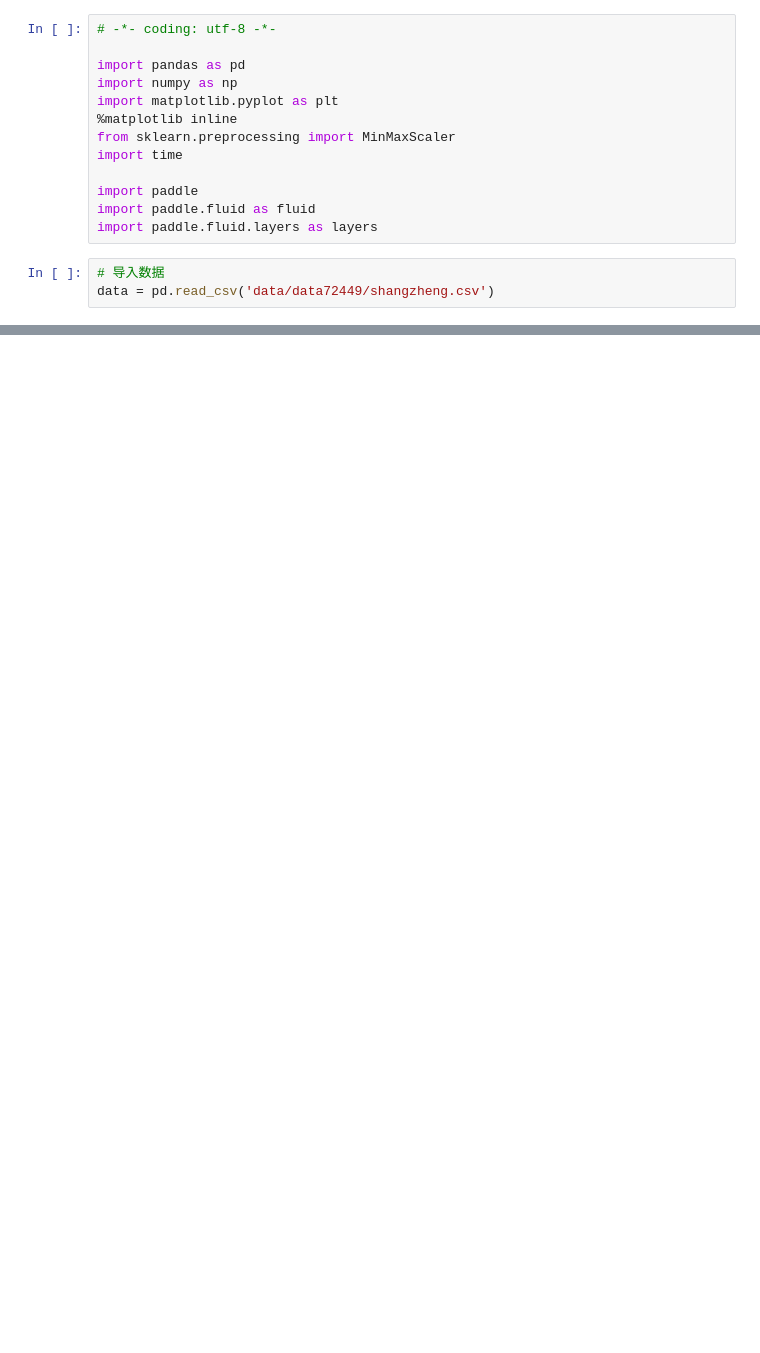
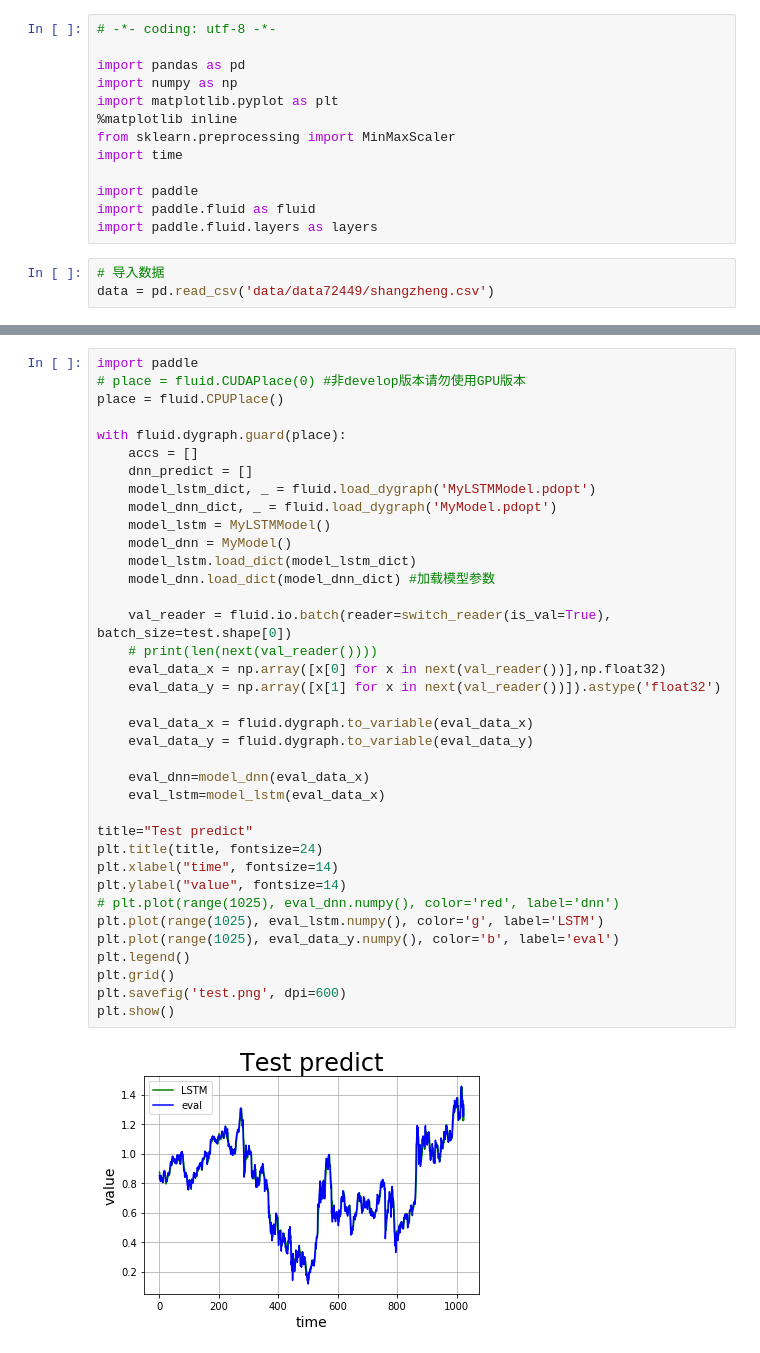
Before and after one commit to chaoers/stock-prediction, a Jupyter notebook: price-paddle.ipynb, the cells around one changed output, grey strips where cells are left out. Saved outputs shown, nothing was run; the diff lists cells and outputs as text; blank space fills up the shorter version.

```diff
--- a/price-paddle.ipynb
+++ b/price-paddle.ipynb
@@ -92,0 +403,39 @@ ValueError: (InvalidArgument) Tensor holds the wrong type, it holds float, but d
+# %%
+import paddle
+# place = fluid.CUDAPlace(0) #非develop版本请勿使用GPU版本
+place = fluid.CPUPlace()
+
+with fluid.dygraph.guard(place):
+    accs = []
+    dnn_predict = []
+    model_lstm_dict, _ = fluid.load_dygraph('MyLSTMModel.pdopt')
+    model_dnn_dict, _ = fluid.load_dygraph('MyModel.pdopt')
+    model_lstm = MyLSTMModel()
+    model_dnn = MyModel()
+    model_lstm.load_dict(model_lstm_dict)
+    model_dnn.load_dict(model_dnn_dict) #加载模型参数
+
+    val_reader = fluid.io.batch(reader=switch_reader(is_val=True), batch_size=test.shape[0])
+    # print(len(next(val_reader())))
+    eval_data_x = np.array([x[0] for x in next(val_reader())],np.float32)
+    eval_data_y = np.array([x[1] for x in next(val_reader())]).astype('float32')
+
+    eval_data_x = fluid.dygraph.to_variable(eval_data_x)
+    eval_data_y = fluid.dygraph.to_variable(eval_data_y)
+
+    eval_dnn=model_dnn(eval_data_x)
+    eval_lstm=model_lstm(eval_data_x)
+
+title="Test predict"
+plt.title(title, fontsize=24)
+plt.xlabel("time", fontsize=14)
+plt.ylabel("value", fontsize=14)
+# plt.plot(range(1025), eval_dnn.numpy(), color='red', label='dnn')
+plt.plot(range(1025), eval_lstm.numpy(), color='g', label='LSTM')
+plt.plot(range(1025), eval_data_y.numpy(), color='b', label='eval')
+plt.legend()
+plt.grid()
+plt.savefig('test.png', dpi=600)
+plt.show()
+# %% [output]
+[figure, added]
```
Also changed, not shown: parts of 18 cells of this notebook, 1 other file.
